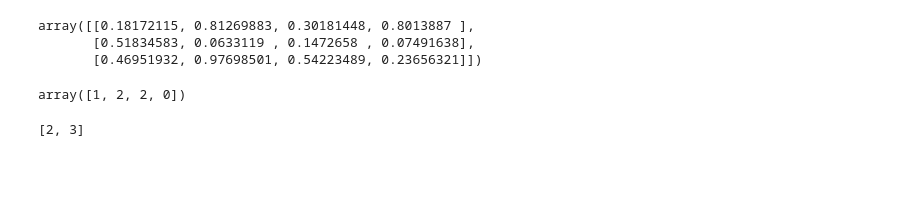
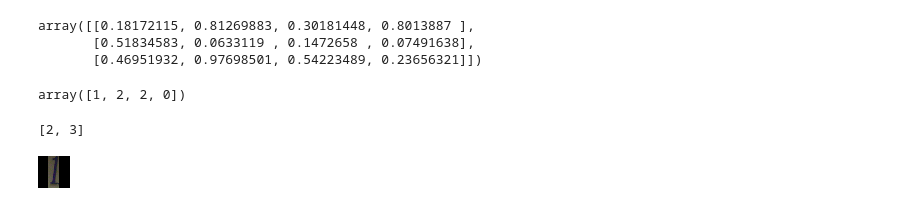
Before and after one commit to coolmich/coco, a Jupyter notebook: clock_algo/digit_classification.ipynb, the cells around one changed output. Saved outputs shown, nothing was run; the diff lists cells and outputs as text; code cells hidden in the pictures; blank space fills up the shorter version.

```diff
--- a/clock_algo/digit_classification.ipynb
+++ b/clock_algo/digit_classification.ipynb
@@ -295,3 +343,11 @@ array([1, 2, 2, 0])
 map(lambda x:x+1, [1,2])
 # %% [output]
 [2, 3]
+# %%
+img = Image.open('/Users/jtao/Downloads/train/1.png')
+# %%
+croped = img.crop((246,77,246+81,77+219))
+# %%
+pad_img(croped)
+# %% [output]
+[figure, added]
```
Also changed, not shown: parts of 19 cells of this notebook, 7 other files.
